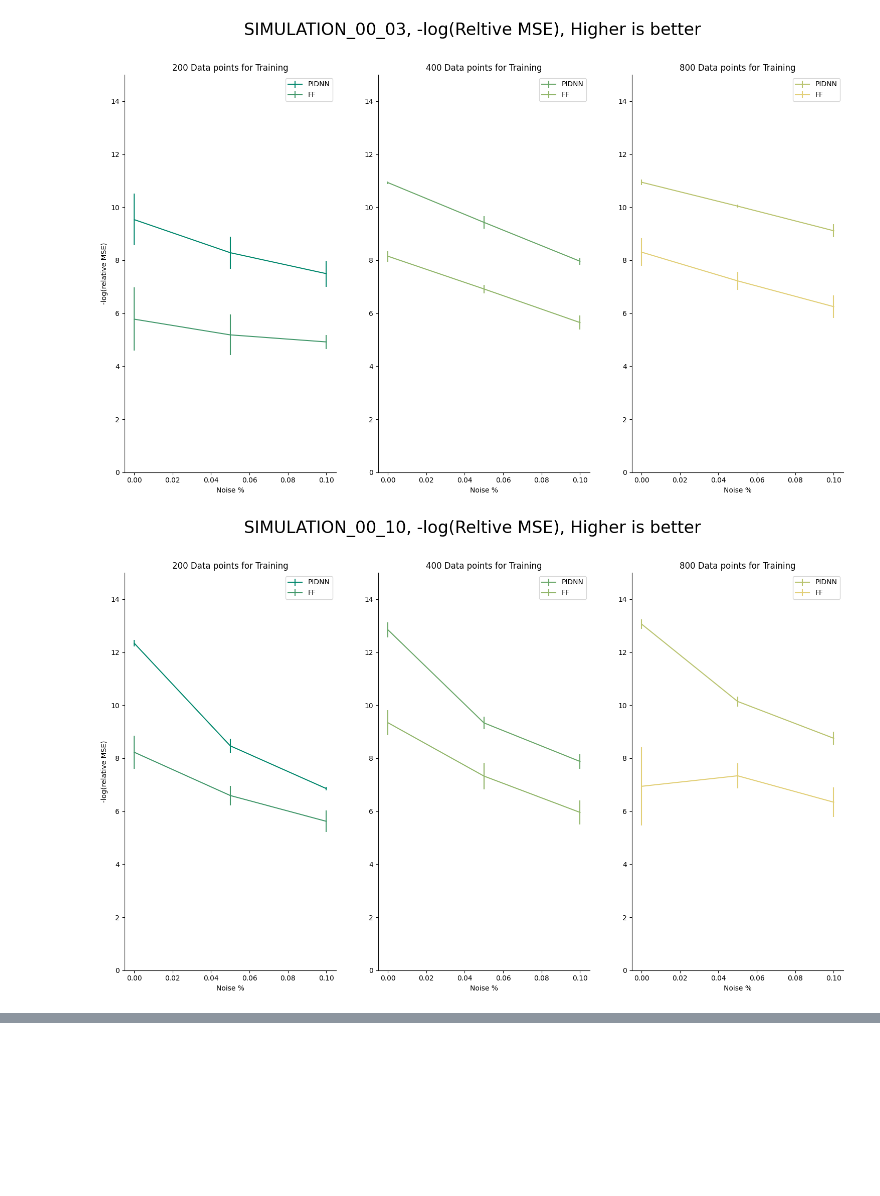
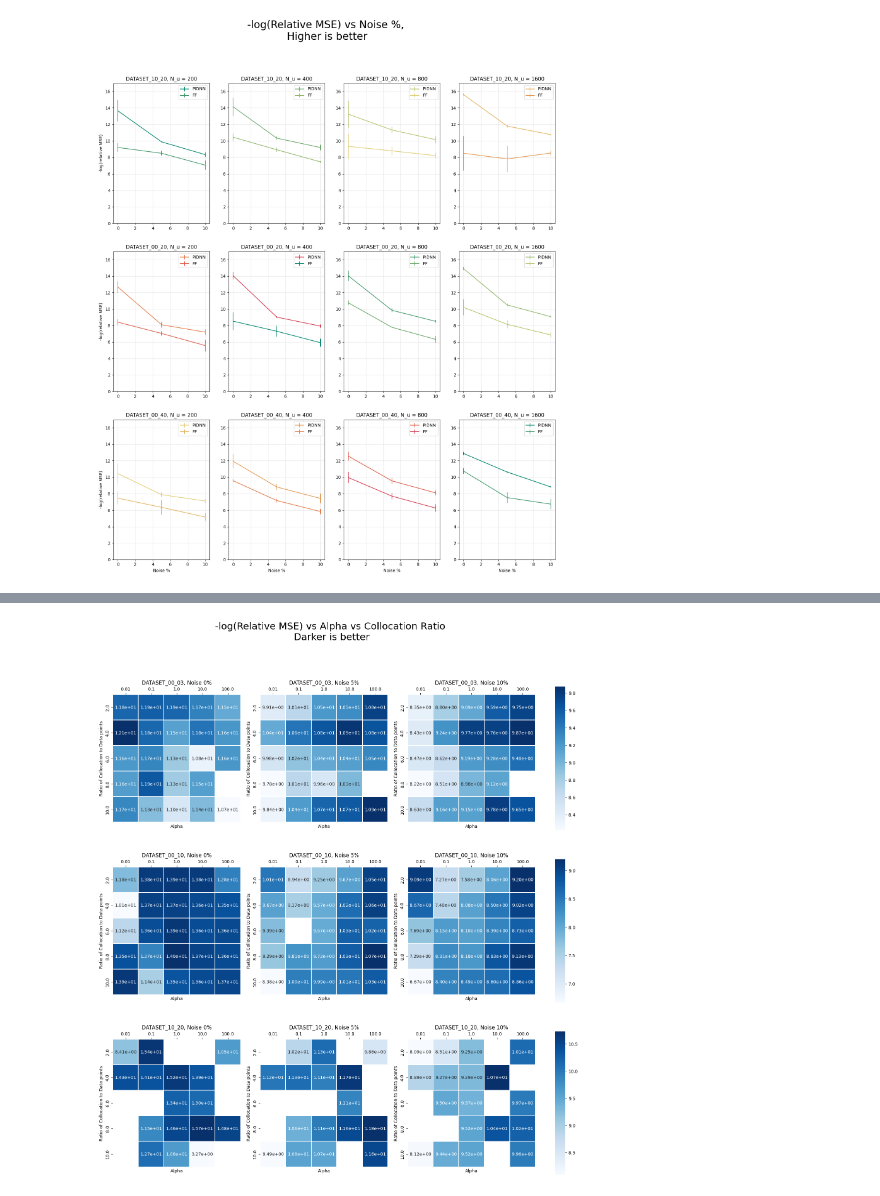
Before and after one commit to psymorpheus/physics-informed-learners, a Jupyter notebook: Inferences/inference_plotter.ipynb, the cells around one changed output, grey strips where cells are left out. Drawn from its saved outputs; the diff is of its cells as text; code cells hidden in the pictures; blank space fills up the shorter version.

Commit message:
Heatmap made, other aspects of graphs corrected

```diff
--- a/Inferences/inference_plotter.ipynb
+++ b/Inferences/inference_plotter.ipynb
@@ -26,19 +26,20 @@ df
 # %%
-def plot_setup(dimr, dimc, xlabel, suptitle, ylim, hide_last=False):
+def plot_setup(dimr, dimc, xlabel, suptitle, ylim, hide_last=False, height=10.5):
     fig, axs = plt.subplots(dimr, dimc, sharey=True)
-    fig.set_size_inches(18.5, 10.5)
+    fig.set_size_inches(18.5, height)
     fig.set_dpi(100)
     plt.ylim(0, ylim)
     fig.suptitle(suptitle, fontsize=24)
     for ax in axs.flat:
         ax.set(xlabel=xlabel, ylabel='-log(relative MSE)')
         ax.label_outer()
-        ax.spines["top"].set_visible(False)
-        ax.spines["right"].set_visible(False)
+        # ax.spines["top"].set_visible(False)
+        # ax.spines["right"].set_visible(False)
         ax.get_xaxis().tick_bottom()
         ax.get_yaxis().tick_left()
         ax.xaxis.set_tick_params(labelbottom=True)
         ax.yaxis.set_tick_params(labelleft=True)
+        ax.grid(color='0.90')
     if hide_last: axs.flat[-1].set_visible(False)
     return fig, axs
 # %%
@@ -47,7 +48,7 @@ colors = ["#00876c","#42986b","#6aa769","#91b66a","#b9c36e","#e2cf77","#e4b560",
 for noise in noises:
     color_iter = 0
 
-    fig, axs = plot_setup(2, 3, xlabel='Datapoints for Training', suptitle=f'Noise {int(100*noise)}%, -log(Reltive MSE), Higher is better', ylim=15, hide_last=True)
+    fig, axs = plot_setup(2, 3, xlabel='Datapoints for Training', suptitle=f'-log(Relative MSE) vs Number of Training points, \nHigher is better; {int(100*noise)}% Noise', ylim=20, hide_last=True)
 
     for ind, dataset in enumerate(datasets):
         rdf = df.loc[(df['NOISE'] == noise) & (df['DATASET'] == dataset)]
@@ -64,6 +65,7 @@ for noise in noises:
 
         axs[ind//3, ind%3].legend(loc ='upper right')
 
-        axs[ind//3, ind%3].set_title(f'{dataset}')
+        dataset_replaced = dataset.replace('SIMULATION', 'DATASET')
+        axs[ind//3, ind%3].set_title(f'{dataset_replaced}')
         fig.show()
 # %% [output]
@@ -73,31 +75,33 @@ for noise in noises:
 # %%
 colors = ["#00876c","#42986b","#6aa769","#91b66a","#b9c36e","#e2cf77","#e4b560","#e59a51","#e37d4a","#de5e4b","#d43d51"]
 possible_Nu = list(set([int(s.split('_')[-1]) for s in models]))
 possible_Nu.sort() # N_u = number of data points
 possible_Nu = [str(s) for s in possible_Nu]
 
-for dataset in datasets:
-    color_iter = 0
+color_iter = 0
 
-    fig, axs = plot_setup(1, 3, xlabel='Noise %', suptitle=f'{dataset}, -log(Reltive MSE), Higher is better', ylim=15)
+representative_datasets = datasets[-3:]
 
-    for ind, Nu in enumerate(possible_Nu[:-1]):
-        rdf = df.loc[(df['DATASET'] == dataset) & (df['MODEL'].str.endswith(Nu))]
+fig, axs = plot_setup(len(representative_datasets), len(possible_Nu), xlabel='Noise %', suptitle=f'-log(Relative MSE) vs Noise %, \nHigher is better', ylim=17, height=20.5)
 
-        x = noises
+for indr, dataset in enumerate(representative_datasets):
+    for indc, Nu in enumerate(possible_Nu):
+        rdf = df.loc[(df['DATASET'] == dataset) & (df['MODEL'].str.endswith(f'_{Nu}'))]
+        x = [100*n for n in noises]
 
         for nn in ['PIDNN','FF']:
             y = np.array(rdf.loc[rdf['MODEL'].str.startswith(nn), 'ERR_AVG'].tolist())
             yerr = np.array(rdf.loc[rdf['MODEL'].str.startswith(nn), 'LOG_STD'].tolist())
 
-            axs[ind%3].errorbar(x[:y.shape[0]], -np.log(y), yerr = yerr,
+            axs[indr][indc].errorbar(x[:y.shape[0]], -np.log(y), yerr = yerr,
                         label =nn, color=colors[color_iter])
             color_iter = (color_iter + 1)%len(colors)
 
-        axs[ind%3].legend(loc ='upper right')
+        axs[indr][indc].legend(loc ='upper right')
 
-        axs[ind%3].set_title(f'{Nu} Data points for Training')
-        fig.show()
+        dataset_replaced = dataset.replace('SIMULATION', 'DATASET')
+        axs[indr][indc].set_title(f'{dataset_replaced}, N_u = {Nu}')
+
+fig.show()
 # %% [output]
-[figure, old version]
+[figure, new version]
-[figure, removed]
@@ -106,0 +126,38 @@ for dataset in datasets:
+# %%
+interested_datasets = datasets[:3]
+
+f, ax = plt.subplots(len(interested_datasets),4,
+        gridspec_kw={'width_ratios':[1,1,1,0.08]}, )
+f.set_size_inches(18.5, 20.5)
+f.set_dpi(100)
+f.suptitle('-log(Relative MSE) vs Alpha vs Collocation Ratio \nDarker is better', fontsize=22)
+
+for axs in ax.flat:
+    axs.xaxis.tick_top()
+
+for indr, dataset in enumerate(interested_datasets):
+    dataset_name = dataset.replace('SIMULATION', 'DATASET')
+    ax[indr][0].get_shared_y_axes().join(ax[indr][1], ax[indr][2])
+    g1 = sb.heatmap(lin_tables[(dataset, 0)],cmap="Blues",square=True,
+                linewidth=0.3, cbar_kws={"shrink": .8}, annot=True, fmt=".2e", cbar=False, ax=ax[indr][0])
+    g1.set_title(f'{dataset_name}, Noise 0%')
+
+    g2 = sb.heatmap(lin_tables[(dataset, 5)],cmap="Blues",square=True,
+                linewidth=0.3, cbar_kws={"shrink": .8}, annot=True, fmt=".2e", cbar=False, ax=ax[indr][1])
+    g2.set_title(f'{dataset_name}, Noise 5%')
+
+    g3 = sb.heatmap(lin_tables[(dataset, 10)],cmap="Blues",square=True,
+                linewidth=0.3, cbar_kws={"shrink": .8}, annot=True, fmt=".2e", ax=ax[indr][2], cbar_ax=ax[indr][3])
+    g3.set_title(f'{dataset_name}, Noise 10%')
+
+    for g in [g1,g2,g3]:
+        g.set_ylabel('Ratio of Collocation to Data points')
+        g.set_xlabel('Alpha')
+        g.set_yticklabels(cm)
+        g.set_xticklabels(alphas)
+
+
+
+plt.show()
+# %% [output]
+[figure, added]
```
Also changed, not shown: parts of 4 cells of this notebook, 5 other files.
